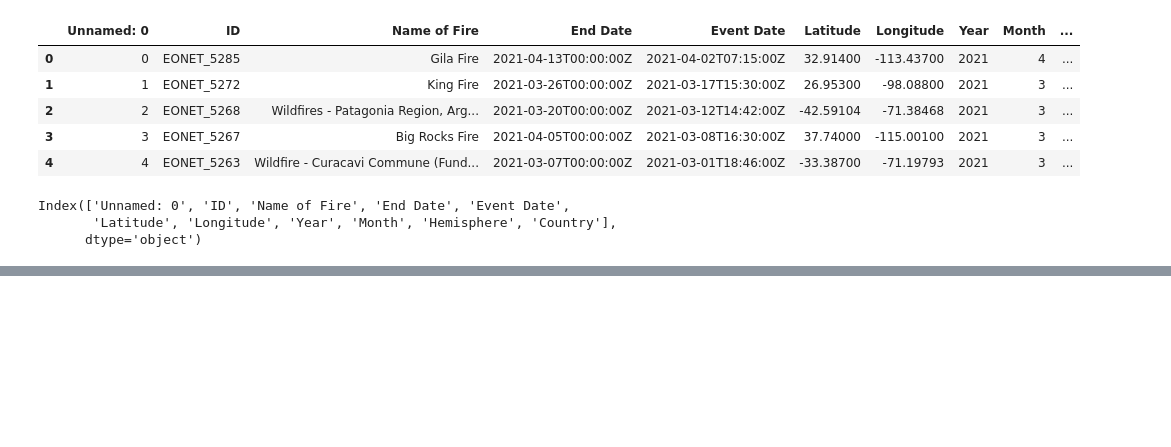
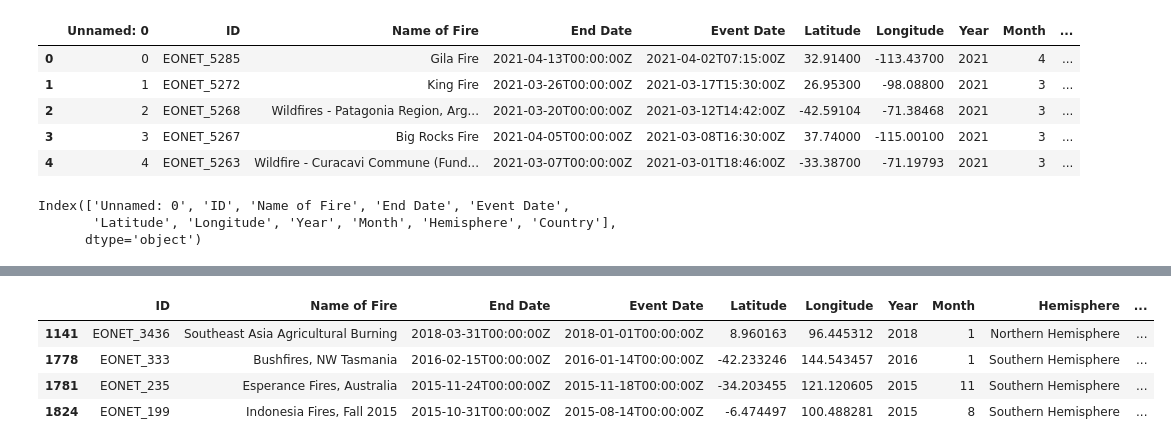
Before and after one commit to britt-emm/CGGroupProject, a Jupyter notebook: etl_Project.ipynb, the cells around one changed output, grey strips where cells are left out. Cells and saved outputs as stored; diff of their text form; code cells hidden in the pictures; blank space fills up the shorter version.

```diff
--- a/etl_Project.ipynb
+++ b/etl_Project.ipynb
@@ -39,0 +53,9 @@ fire_df.head()
+# %%
+missing_country = fire_df[fire_df['Country'] == "Missing Data"]
+missing_country
+# %% [output]
+|  | ID | Name of Fire | End Date | Event Date | Latitude | Longitude | Year | Month | Hemisphere | ... |
+| 1141 | EONET_3436 | Southeast Asia Agricultural Burning | 2018-03-31T00:00:00Z | 2018-01-01T00:00:00Z | 8.960163 | 96.445312 | 2018 | 1 | Northern Hemisphere | ... |
+| 1778 | EONET_333 | Bushfires, NW Tasmania | 2016-02-15T00:00:00Z | 2016-01-14T00:00:00Z | -42.233246 | 144.543457 | 2016 | 1 | Southern Hemisphere | ... |
+| 1781 | EONET_235 | Esperance Fires, Australia | 2015-11-24T00:00:00Z | 2015-11-18T00:00:00Z | -34.203455 | 121.120605 | 2015 | 11 | Southern Hemisphere | ... |
+| 1824 | EONET_199 | Indonesia Fires, Fall 2015 | 2015-10-31T00:00:00Z | 2015-08-14T00:00:00Z | -6.474497 | 100.488281 | 2015 | 8 | Southern Hemisphere | ... |
```
Also changed, not shown: parts of 30 cells of this notebook.
